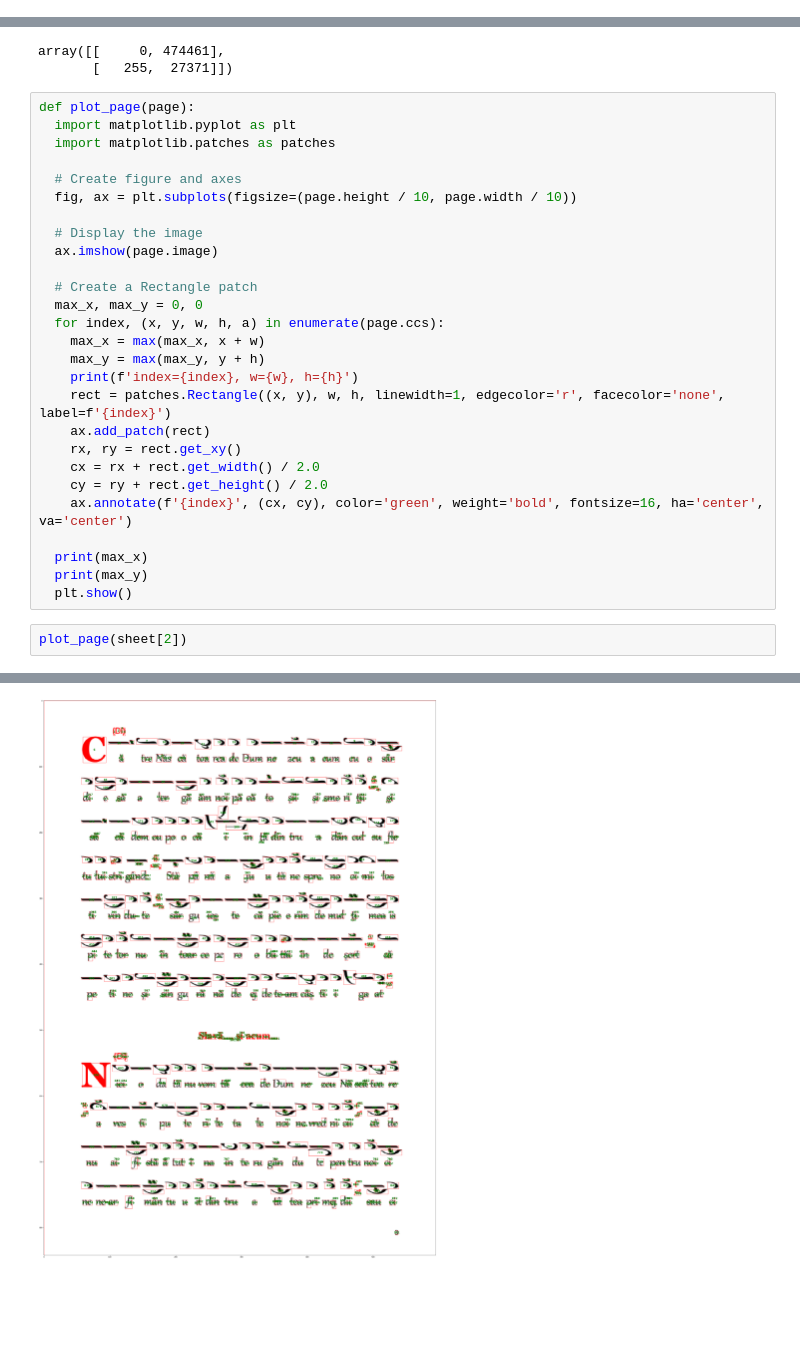
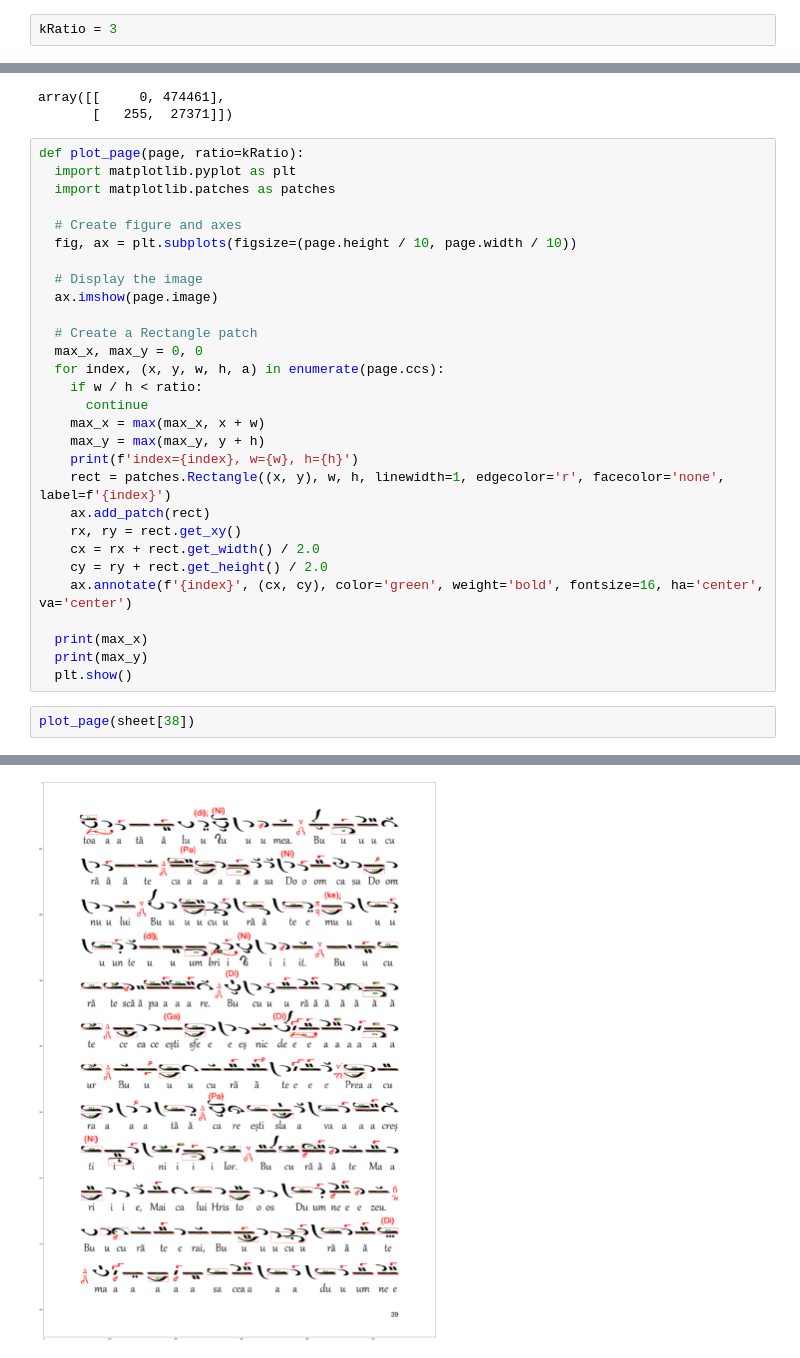
Before and after one commit to stoianmihail/Metapsaltiki, a Jupyter notebook: CC.ipynb, the cells around one changed output, grey strips where cells are left out. Saved outputs shown, nothing was run; the diff lists cells and outputs as text; blank space fills up the shorter version.

```diff
--- a/CC.ipynb
+++ b/CC.ipynb
@@ -4,6 +4,8 @@ import cv2
 import numpy as np
 import math
 from PIL import Image
+# %%
+kRatio = 3
 # %%
 def to_images(file_path):
   import fitz
@@ -143,7 +262,7 @@ frequencies
 array([[     0, 474461],
        [   255,  27371]])
 # %%
-def plot_page(page):
+def plot_page(page, ratio=kRatio):
   import matplotlib.pyplot as plt
   import matplotlib.patches as patches
 
@@ -156,6 +275,8 @@ def plot_page(page):
   # Create a Rectangle patch
   max_x, max_y = 0, 0
   for index, (x, y, w, h, a) in enumerate(page.ccs):
+    if w / h < ratio:
+      continue
     max_x = max(max_x, x + w)
     max_y = max(max_y, y + h)
     print(f'index={index}, w={w}, h={h}')
@@ -170,5 +291,5 @@ def plot_page(page):
   print(max_y)
   plt.show()
 # %%
-plot_page(sheet[2])
+plot_page(sheet[38])
 # %% [output]
@@ -192 +313 @@ index=911, w=4, h=7
-[figure, old version]
+[figure, new version]
```
Also changed, not shown: parts of 8 cells of this notebook.
